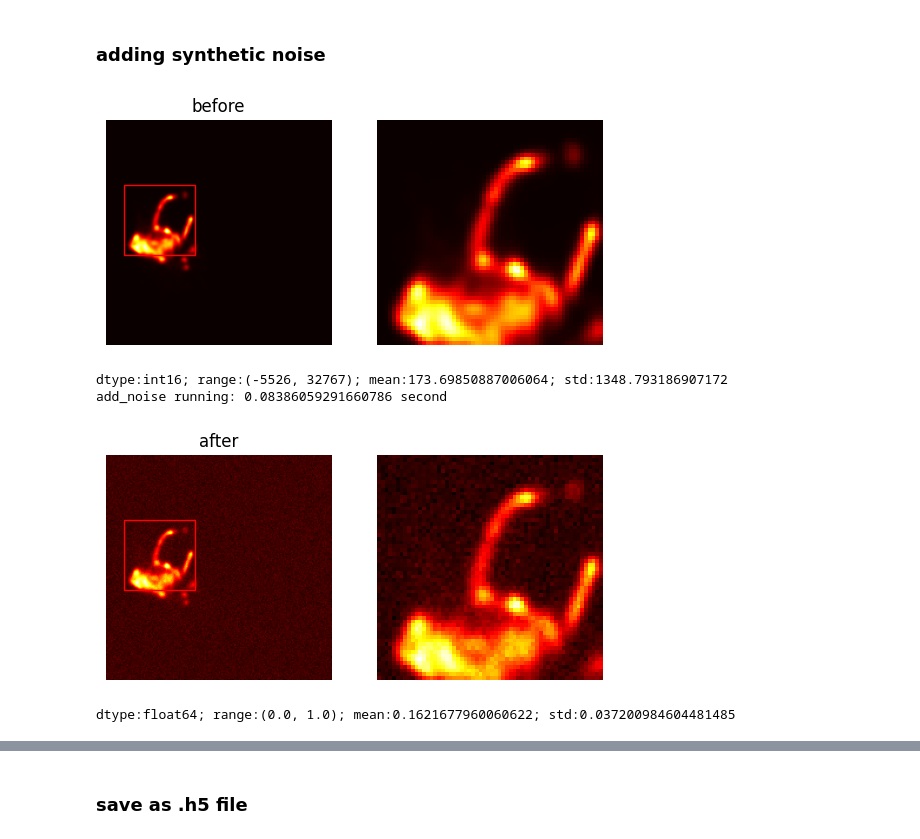
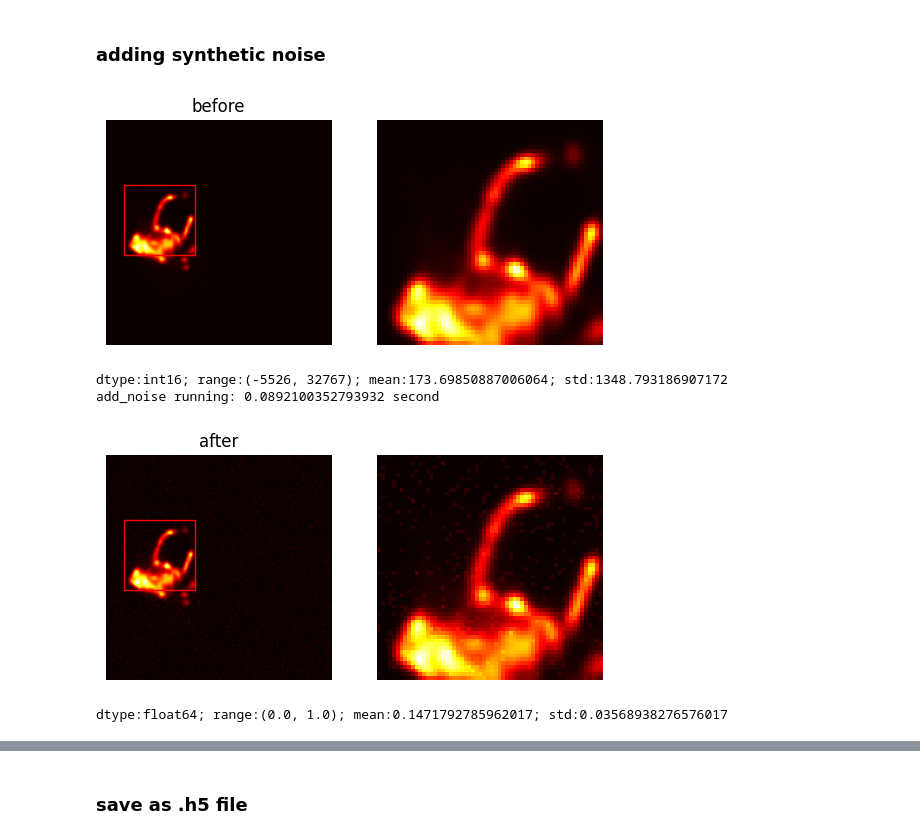
Before and after one commit to yoko19191/cardiac-dynamic-pet-denoising, a Jupyter notebook: 0_data_preparation.ipynb, the cells around one changed output, grey strips where cells are left out. Drawn from its saved outputs; the diff is of its cells as text; code cells hidden in the pictures.

```diff
--- a/0_data_preparation.ipynb
+++ b/0_data_preparation.ipynb
@@ -281,37 +284,37 @@ def add_noise(batch_data, noise_type, scale, lam):
         "original_min": batch_data_float.min(),
         "original_max": batch_data_float.max(),
         "z_score_mean": mean,
         "z_score_std_dev": std_dev,
         "noise_min": noised_data.min(),
         "noise_max": noised_data.max()
     }
 
     return normalized_data, restore_info
 
 
 
 # exampple adding
 test_volume = batch_data[0, 11]
 
 display_image_in_detail(test_volume[38], title="before")
 print(f"dtype:{test_volume.dtype}; range:({np.min(test_volume)}, {np.max(test_volume)}); mean:{np.mean(test_volume)}; std:{np.std(test_volume)}")
 
 """
 mean=0
 scale = [0.1, 0.15, 0.2, 0.25, 0.3, 0.35, 0.4, 0.45, 0.5]
 lam = [0.1, 0.15, 0.2, 0.25, 0.3, 0.35, 0.4, 0.45, 0.5]
 """
-noisy_volume, _ = add_noise(test_volume, noise_type="gaussian", scale=0.5, lam=0.45)
+noisy_volume, _ = add_noise(test_volume, noise_type="poisson", scale=0.10, lam=0.10)
 
 
 display_image_in_detail(noisy_volume[38], title="after")
 print(f"dtype:{noisy_volume.dtype}; range:({np.min(noisy_volume)}, {np.max(noisy_volume)}); mean:{np.mean(noisy_volume)}; std:{np.std(noisy_volume)}")
 # %% [output]
 [figure]
 dtype:int16; range:(-5526, 32767); mean:173.69850887006064; std:1348.793186907172
-add_noise running: 0.08386059291660786 second
+add_noise running: 0.0892100352793932 second
-[figure, old version]
+[figure, new version]
-dtype:float64; range:(0.0, 1.0); mean:0.1621677960060622; std:0.037200984604481485
+dtype:float64; range:(0.0, 1.0); mean:0.1471792785962017; std:0.03568938276576017
 # %%
 #
 display_image_in_detail(batch_data[0, 11, 38], title="batch_data")
```
Also changed, not shown: parts of 5 cells of this notebook, 4 other files.
